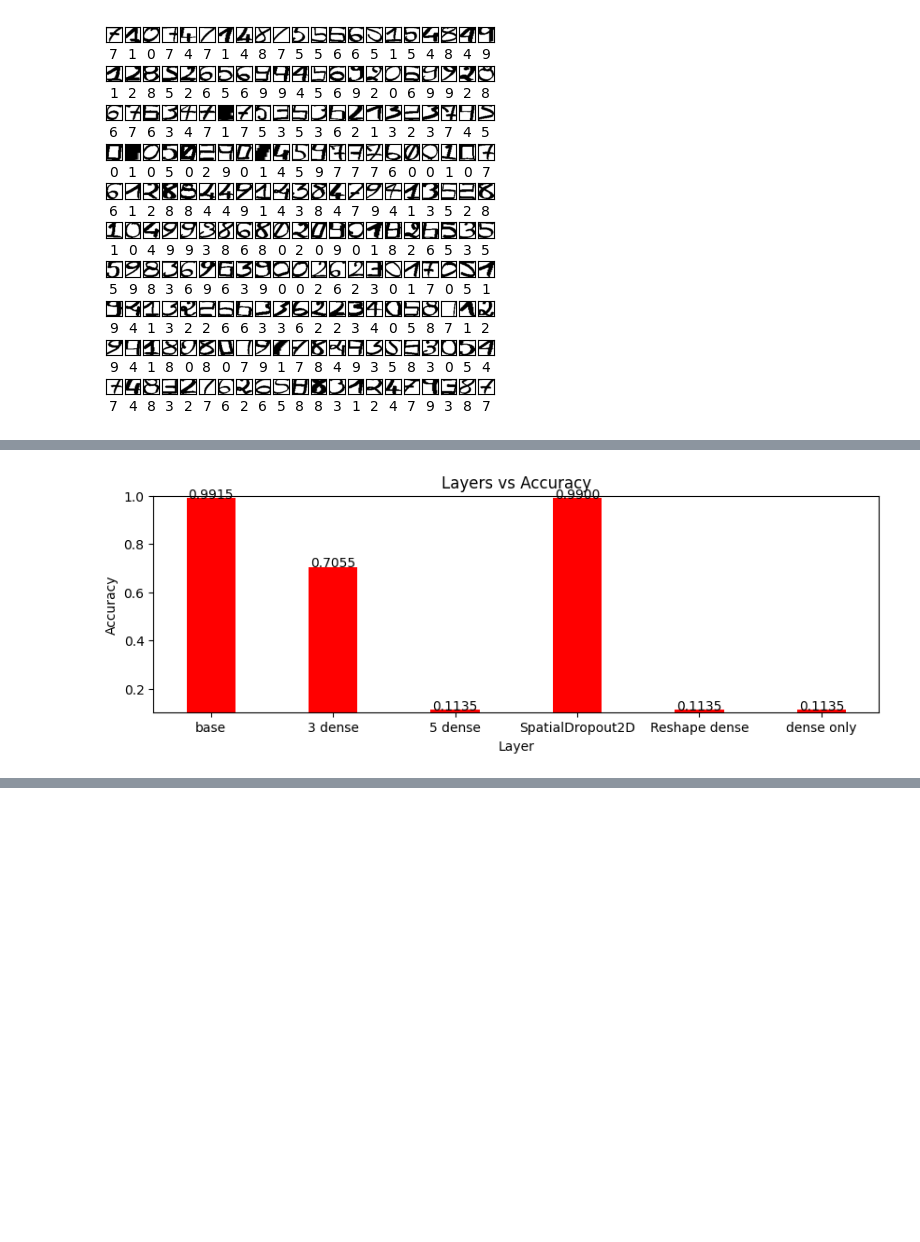
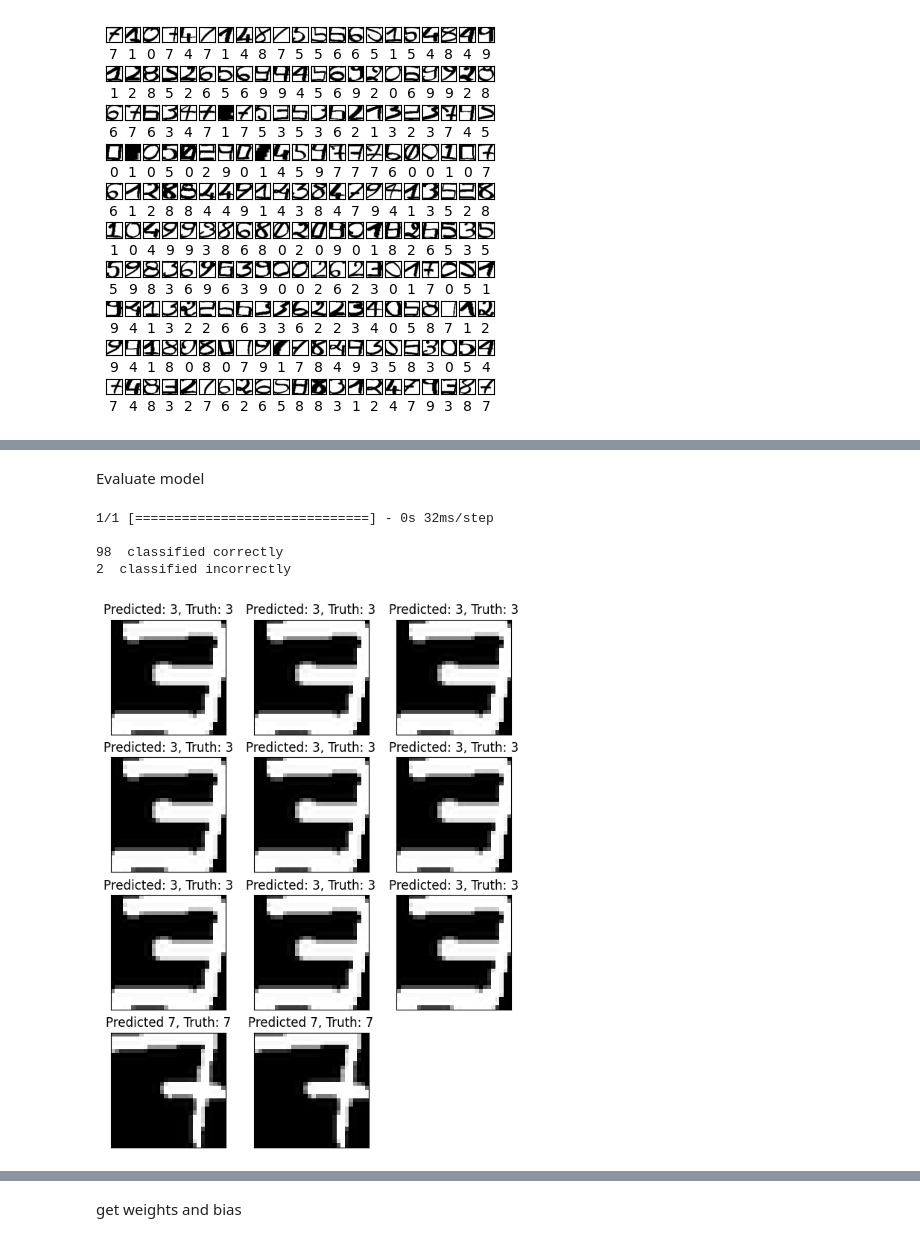
Before and after one commit to picazenave/IA_tensorflow_enseirb2024, a Jupyter notebook: Projet.ipynb, the cells around one changed output, grey strips where cells are left out. Saved outputs shown, nothing was run; the diff lists cells and outputs as text; code cells hidden in the pictures; blank space fills up the shorter version.

```diff
--- a/Projet.ipynb
+++ b/Projet.ipynb
@@ -606,15 +131,48 @@ Test loss model_base dense only : 2.3017070293426514 accuracy 0.1134999990463256
-# %%
-fig = plt.figure(figsize=(10, 3))
-# creating the bar plot
-plt.bar(name, values, color ='red',
-        width = 0.4)
-
-plt.xlabel("Layer")
-plt.ylabel("Accuracy")
-plt.ylim(min(values)-0.01,1)
-plt.title("Layers vs Accuracy")
-for i in range(len(name)):
-        plt.text(i, values[i], "{:.4f}".format(values[i]), ha = 'center')
-plt.show()
-# %% [output]
-[figure, removed]
+# %% [markdown]
+Evaluate model
+# %%
+# load the model and create predictions on the test set
+mnist_model = tf.keras.models.load_model("results/keras_mnist_base.h5")
+# predict_x=model.predict(X_test)
+# classes_x=np.argmax(predict_x,axis=1)
+predicted_classes = mnist_model.predict(test_set)
+
+# see which we predicted correctly and which not
+correct_indices = np.nonzero(predicted_classes == y_test)[0]
+incorrect_indices = np.nonzero(predicted_classes != y_test)[0]
+print()
+print(len(correct_indices)," classified correctly")
+print(len(incorrect_indices)," classified incorrectly")
+
+# adapt figure size to accomodate 18 subplots
+plt.rcParams['figure.figsize'] = (7,14)
+
+figure_evaluation = plt.figure()
+
+# plot 9 correct predictions
+for i, correct in enumerate(correct_indices[:9]):
+    plt.subplot(6,3,i+1)
+    plt.imshow(x_test[correct].reshape(28,28), cmap='gray', interpolation='none')
+    plt.title(
+      "Predicted: {}, Truth: {}".format(test_label[correct],
+                                        test_label[correct]))
+    plt.xticks([])
+    plt.yticks([])
+
+# plot 9 incorrect predictions
+for i, incorrect in enumerate(incorrect_indices[:9]):
+    plt.subplot(6,3,i+10)
+    plt.imshow(x_test[incorrect].reshape(28,28), cmap='gray', interpolation='none')
+    plt.title(
+      "Predicted {}, Truth: {}".format(test_label[incorrect],
+                                       test_label[incorrect]))
+    plt.xticks([])
+    plt.yticks([])
+
+figure_evaluation
+# %% [output]
+1/1 [==============================] - 0s 32ms/step
+
+98  classified correctly
+2  classified incorrectly
+[figure, added]
@@ -620,0 +180,2 @@ plt.show()
+# %% [markdown]
+get weights and bias
```
Also changed, not shown: parts of 31 cells of this notebook, 12 other files.
